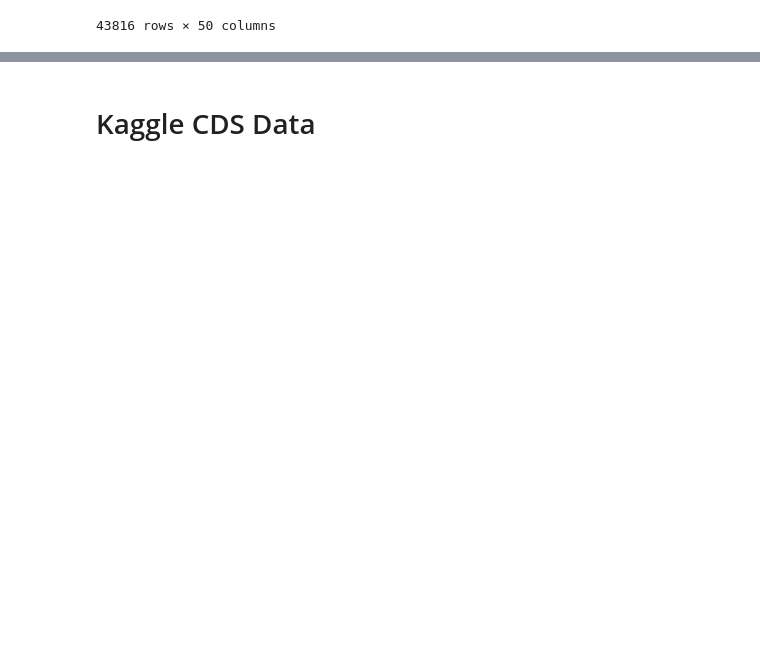
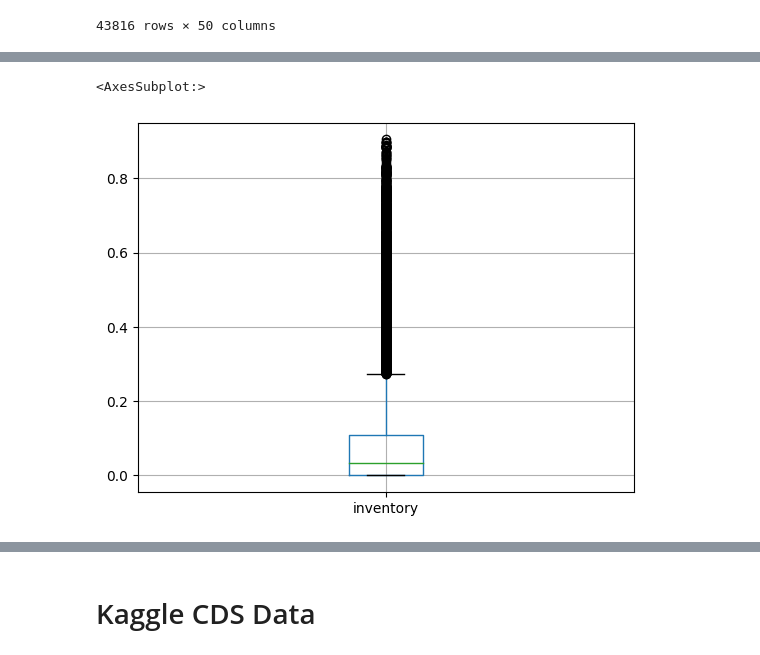
Before and after one commit to veeyuen/credit-spreads, a Jupyter notebook: build_dataframe.ipynb, the cells around one changed output, grey strips where cells are left out. Drawn from its saved outputs; the diff is of its cells as text; code cells hidden in the pictures; blank space fills up the shorter version.

```diff
--- a/build_dataframe.ipynb
+++ b/build_dataframe.ipynb
@@ -269,0 +269,5 @@ balance_sheet_norm.inventory.plot()
+# %%
+balance_sheet_norm[['inventory']].boxplot()
+# %% [output]
+<AxesSubplot:>
+[figure, added]
```
Also changed, not shown: parts of 34 cells of this notebook.
